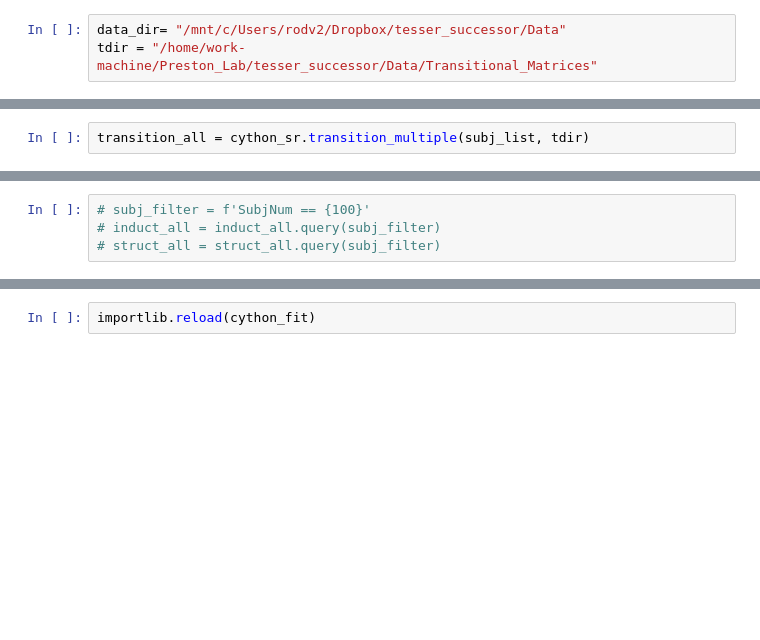
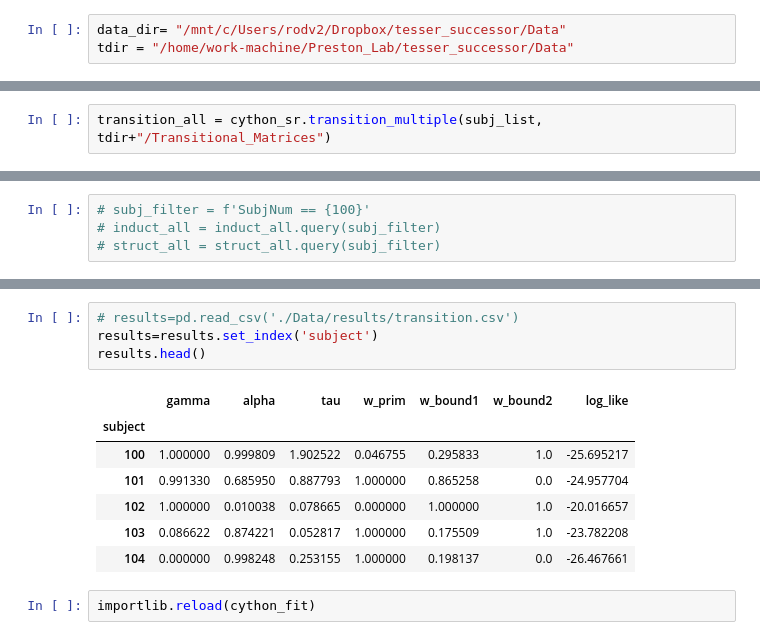
Before and after one commit to prestonlab/tesser_successor, a Jupyter notebook: Model1.ipynb, the cells around one changed output, grey strips where cells are left out. Saved outputs shown, nothing was run; the diff lists cells and outputs as text; blank space fills up the shorter version.

```diff
--- a/Model1.ipynb
+++ b/Model1.ipynb
@@ -11,7 +11,7 @@ from tesser import util
 import importlib
 # %%
 data_dir= "/mnt/c/Users/rodv2/Dropbox/tesser_successor/Data"
-tdir = "/home/work-machine/Preston_Lab/tesser_successor/Data/Transitional_Matrices"
+tdir = "/home/work-machine/Preston_Lab/tesser_successor/Data"
 # %%
 induct_all = util.load_induct(data_dir)
 struct_all = util.load_struct(data_dir)
@@ -22,7 +22,7 @@ induct_all.QuestType.unique()
 # %% [output]
 array(['Prim', 'Bound2', 'Bound1'], dtype=object)
 # %%
-transition_all = cython_sr.transition_multiple(subj_list, tdir)
+transition_all = cython_sr.transition_multiple(subj_list, tdir+"/Transitional_Matrices")
 # %%
 transition_all.keys()
 # %% [output]
@@ -40,3 +65,15 @@ tranmodel = transition_all
+# %%
+# results=pd.read_csv('./Data/results/transition.csv')
+results=results.set_index('subject')
+results.head()
+# %% [output]
+|  | gamma | alpha | tau | w_prim | w_bound1 | w_bound2 | log_like |
+| subject |  |  |  |  |  |  |  |
+| 100 | 1.000000 | 0.999809 | 1.902522 | 0.046755 | 0.295833 | 1.0 | -25.695217 |
+| 101 | 0.991330 | 0.685950 | 0.887793 | 1.000000 | 0.865258 | 0.0 | -24.957704 |
+| 102 | 1.000000 | 0.010038 | 0.078665 | 0.000000 | 1.000000 | 1.0 | -20.016657 |
+| 103 | 0.086622 | 0.874221 | 0.052817 | 1.000000 | 0.175509 | 1.0 | -23.782208 |
+| 104 | 0.000000 | 0.998248 | 0.253155 | 1.000000 | 0.198137 | 0.0 | -26.467661 |
 # %%
 importlib.reload(cython_fit)
 # %% [output]
```
Also changed, not shown: parts of 10 cells of this notebook, 2 other files.
